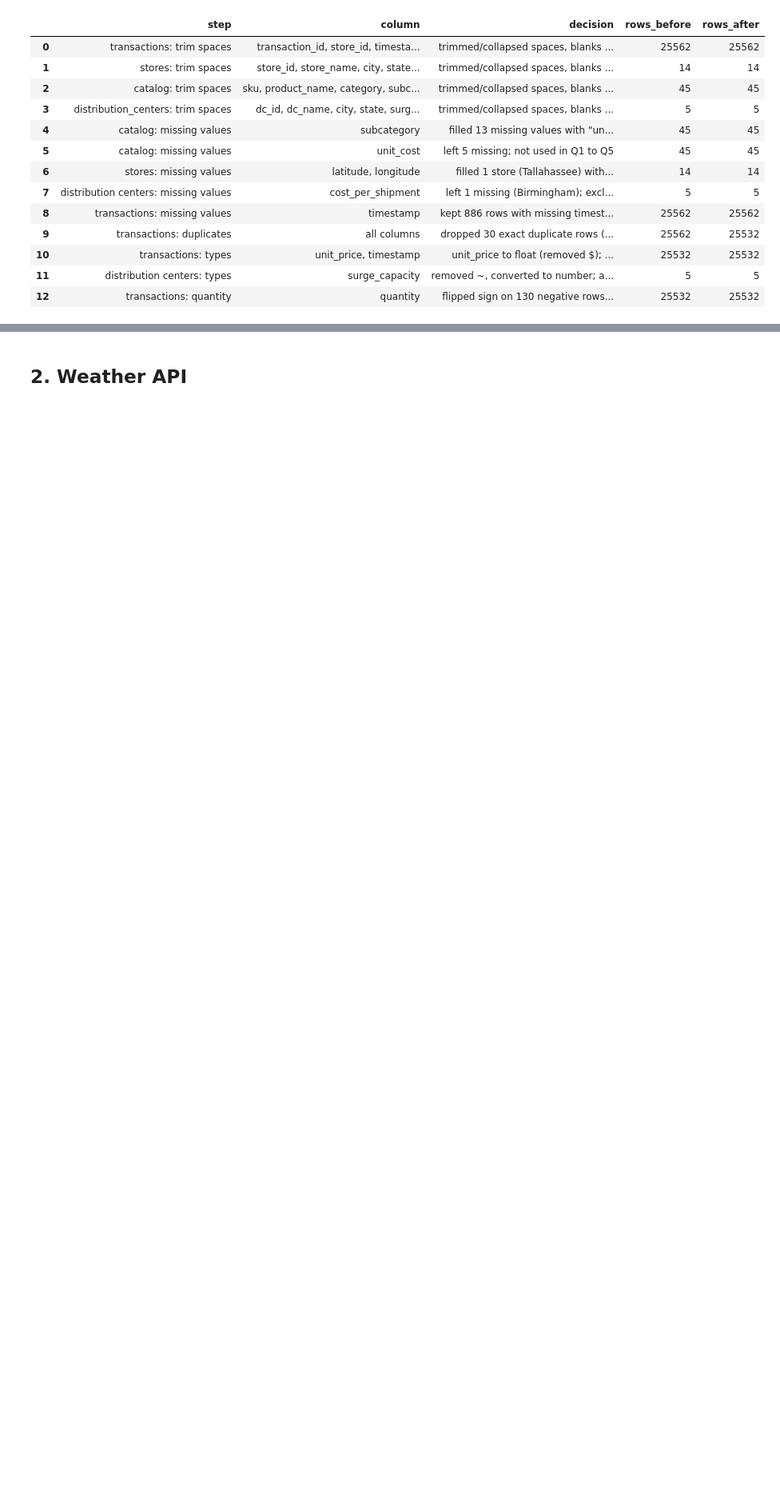
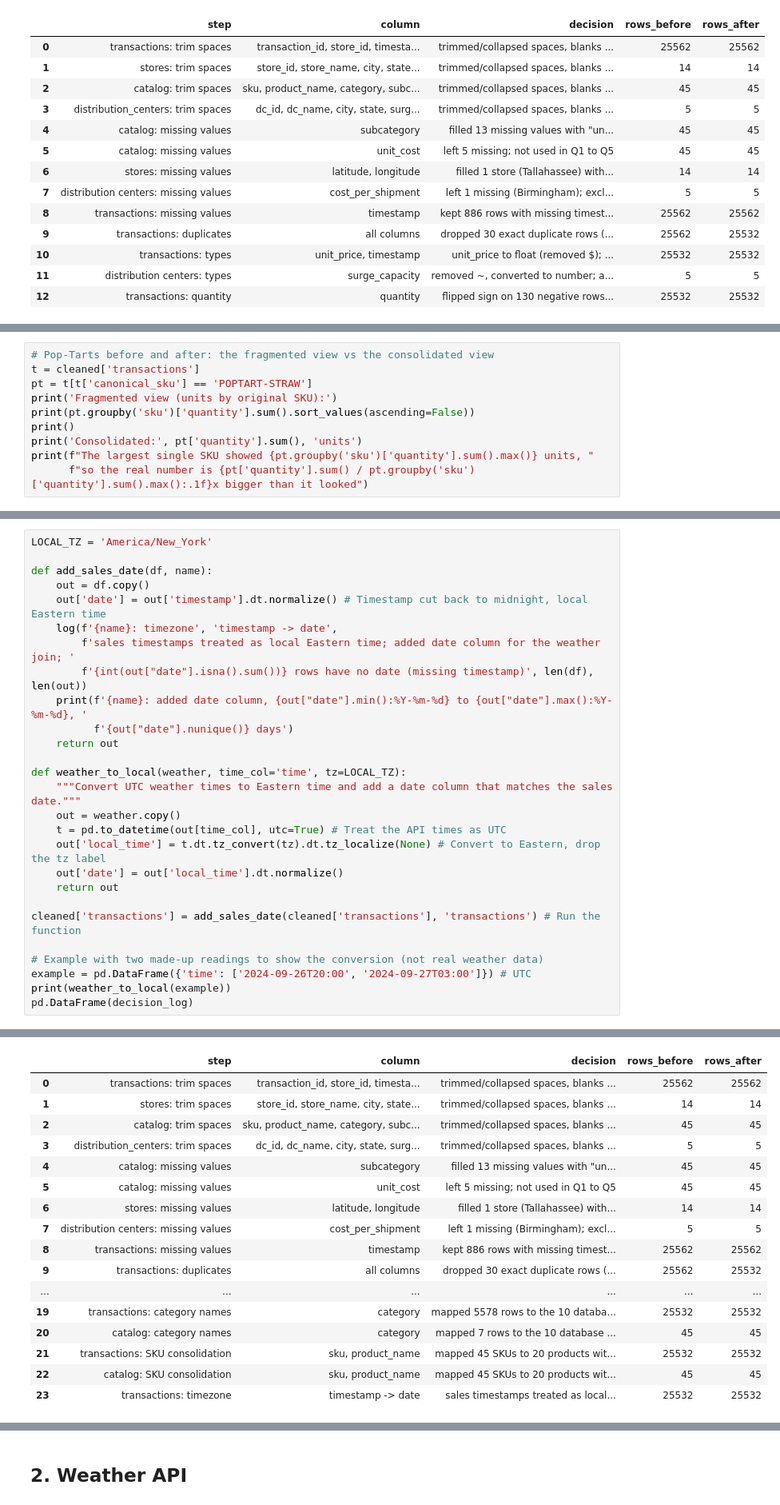
Before and after one commit to eviemcmahan/walmart-hurricane-project, a Jupyter notebook: notebooks/team_notebook.ipynb, the cells around one changed output, grey strips where cells are left out. Shown at 80% size. Cells and saved outputs as stored; diff of their text form; blank space fills up the shorter version.

```diff
--- a/notebooks/team_notebook.ipynb
+++ b/notebooks/team_notebook.ipynb
@@ -427,0 +772,10 @@ min quantity now: 1
+# %%
+# Pop-Tarts before and after: the fragmented view vs the consolidated view
+t = cleaned['transactions']
+pt = t[t['canonical_sku'] == 'POPTART-STRAW']
+print('Fragmented view (units by original SKU):')
+print(pt.groupby('sku')['quantity'].sum().sort_values(ascending=False))
+print()
+print('Consolidated:', pt['quantity'].sum(), 'units')
+print(f"The largest single SKU showed {pt.groupby('sku')['quantity'].sum().max()} units, "
+      f"so the real number is {pt['quantity'].sum() / pt.groupby('sku')['quantity'].sum().max():.1f}x bigger than it looked")
@@ -427,0 +803,28 @@ min quantity now: 1
+# %%
+LOCAL_TZ = 'America/New_York'
+
+def add_sales_date(df, name):
+    out = df.copy()
+    out['date'] = out['timestamp'].dt.normalize() # Timestamp cut back to midnight, local Eastern time
+    log(f'{name}: timezone', 'timestamp -> date',
+        f'sales timestamps treated as local Eastern time; added date column for the weather join; '
+        f'{int(out["date"].isna().sum())} rows have no date (missing timestamp)', len(df), len(out))
+    print(f'{name}: added date column, {out["date"].min():%Y-%m-%d} to {out["date"].max():%Y-%m-%d}, '
+          f'{out["date"].nunique()} days')
+    return out
+
+def weather_to_local(weather, time_col='time', tz=LOCAL_TZ):
+    """Convert UTC weather times to Eastern time and add a date column that matches the sales date."""
+    out = weather.copy()
+    t = pd.to_datetime(out[time_col], utc=True) # Treat the API times as UTC
+    out['local_time'] = t.dt.tz_convert(tz).dt.tz_localize(None) # Convert to Eastern, drop the tz label
+    out['date'] = out['local_time'].dt.normalize()
+    return out
+
+cleaned['transactions'] = add_sales_date(cleaned['transactions'], 'transactions') # Run the function
+
+# Example with two made-up readings to show the conversion (not real weather data)
+example = pd.DataFrame({'time': ['2024-09-26T20:00', '2024-09-27T03:00']}) # UTC
+print(weather_to_local(example))
+pd.DataFrame(decision_log)
+# %% [output]
@@ -427,0 +835,17 @@ min quantity now: 1
+|  | step | column | decision | rows_before | rows_after |
+| 0 | transactions: trim spaces | transaction_id, store_id, timesta... | trimmed/collapsed spaces, blanks ... | 25562 | 25562 |
+| 1 | stores: trim spaces | store_id, store_name, city, state... | trimmed/collapsed spaces, blanks ... | 14 | 14 |
+| 2 | catalog: trim spaces | sku, product_name, category, subc... | trimmed/collapsed spaces, blanks ... | 45 | 45 |
+| 3 | distribution_centers: trim spaces | dc_id, dc_name, city, state, surg... | trimmed/collapsed spaces, blanks ... | 5 | 5 |
+| 4 | catalog: missing values | subcategory | filled 13 missing values with "un... | 45 | 45 |
+| 5 | catalog: missing values | unit_cost | left 5 missing; not used in Q1 to Q5 | 45 | 45 |
+| 6 | stores: missing values | latitude, longitude | filled 1 store (Tallahassee) with... | 14 | 14 |
+| 7 | distribution centers: missing values | cost_per_shipment | left 1 missing (Birmingham); excl... | 5 | 5 |
+| 8 | transactions: missing values | timestamp | kept 886 rows with missing timest... | 25562 | 25562 |
+| 9 | transactions: duplicates | all columns | dropped 30 exact duplicate rows (... | 25562 | 25532 |
+| ... | ... | ... | ... | ... | ... |
+| 19 | transactions: category names | category | mapped 5578 rows to the 10 databa... | 25532 | 25532 |
+| 20 | catalog: category names | category | mapped 7 rows to the 10 database ... | 45 | 45 |
+| 21 | transactions: SKU consolidation | sku, product_name | mapped 45 SKUs to 20 products wit... | 25532 | 25532 |
+| 22 | catalog: SKU consolidation | sku, product_name | mapped 45 SKUs to 20 products wit... | 45 | 45 |
+| 23 | transactions: timezone | timestamp -> date | sales timestamps treated as local... | 25532 | 25532 |
```
Also changed, not shown: parts of 34 cells of this notebook.
